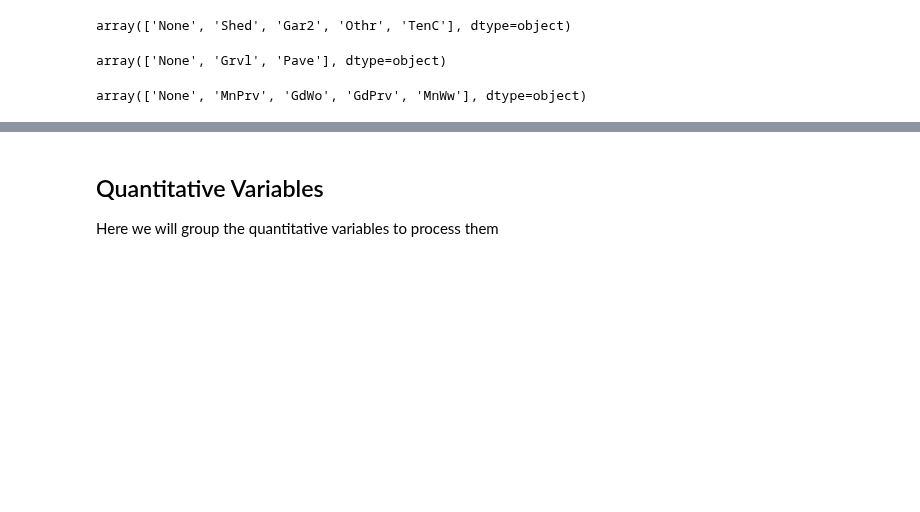
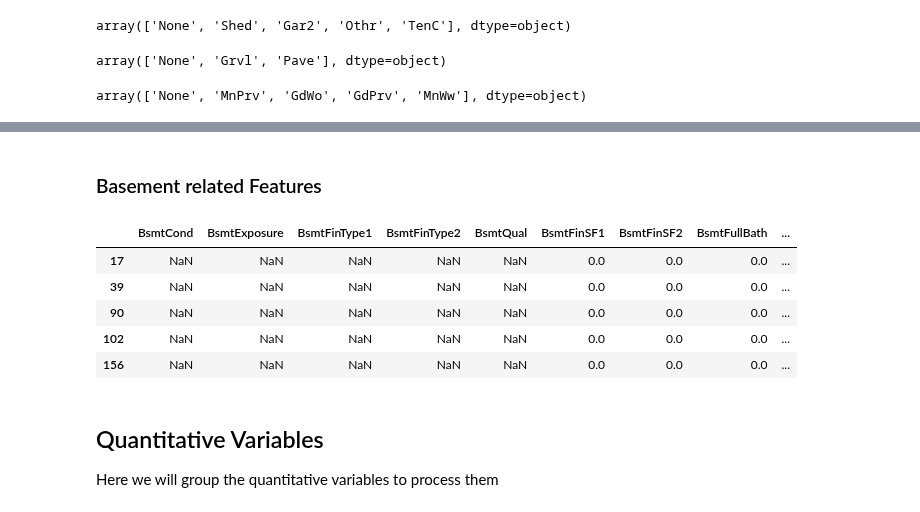
Before and after one commit to Blizter/regression-techniques, a Jupyter notebook: notebooks/variables_processing.ipynb, the cells around one changed output, grey strips where cells are left out. Saved outputs shown, nothing was run; the diff lists cells and outputs as text; code cells hidden in the pictures; blank space fills up the shorter version.

```diff
--- a/notebooks/variables_processing.ipynb
+++ b/notebooks/variables_processing.ipynb
@@ -99,3 +105,8 @@ concat_data["Fence"] = concat_data["Fence"].fillna("None")
 concat_data["Fence"].unique()
 # %% [output]
 array(['None', 'MnPrv', 'GdWo', 'GdPrv', 'MnWw'], dtype=object)
+# %%
+## Fireplace quality
+concat_data["FireplaceQu"] = concat_data["FireplaceQu"].fillna("None")
+quality_map = {"None": 0, "Po": 1, "Fa": 2, "TA": 3, "Gd": 4, "Ex": 5}
+concat_data["FireplaceQu"].replace(quality_map,inplace=True)
@@ -101,0 +141,31 @@ array(['None', 'MnPrv', 'GdWo', 'GdPrv', 'MnWw'], dtype=object)
+# %%
+# Convert catagorical vairables to ordinal variables
+
+quality_map = {"None": 0, "Po": 1,"Fa": 2, "TA": 3, "Gd": 4, "Ex": 5}
+
+concat_data['GarageQual'].replace(quality_map, inplace=True)
+concat_data['GarageCond'].replace(quality_map, inplace=True)
+
+quality_map = {
+    "None": 0, "Unf": 1, "RFn": 2, "Fin": 3
+}
+
+concat_data['GarageFinish'].replace(quality_map, inplace=True)
+# %% [markdown]
+### Basement related Features
+# %%
+no_basement_df = concat_data[[
+    'BsmtCond', 'BsmtExposure', 'BsmtFinType1', 'BsmtFinType2', 'BsmtQual', 'BsmtFinSF1',
+    'BsmtFinSF2', 'BsmtFullBath', 'BsmtHalfBath', 'BsmtUnfSF', 'TotalBsmtSF'
+]][
+    concat_data['BsmtQual'].isnull()
+]
+
+no_basement_df.head()
+# %% [output]
+|  | BsmtCond | BsmtExposure | BsmtFinType1 | BsmtFinType2 | BsmtQual | BsmtFinSF1 | BsmtFinSF2 | BsmtFullBath | ... |
+| 17 | NaN | NaN | NaN | NaN | NaN | 0.0 | 0.0 | 0.0 | ... |
+| 39 | NaN | NaN | NaN | NaN | NaN | 0.0 | 0.0 | 0.0 | ... |
+| 90 | NaN | NaN | NaN | NaN | NaN | 0.0 | 0.0 | 0.0 | ... |
+| 102 | NaN | NaN | NaN | NaN | NaN | 0.0 | 0.0 | 0.0 | ... |
+| 156 | NaN | NaN | NaN | NaN | NaN | 0.0 | 0.0 | 0.0 | ... |
```
Also changed, not shown: parts of 15 cells of this notebook.
